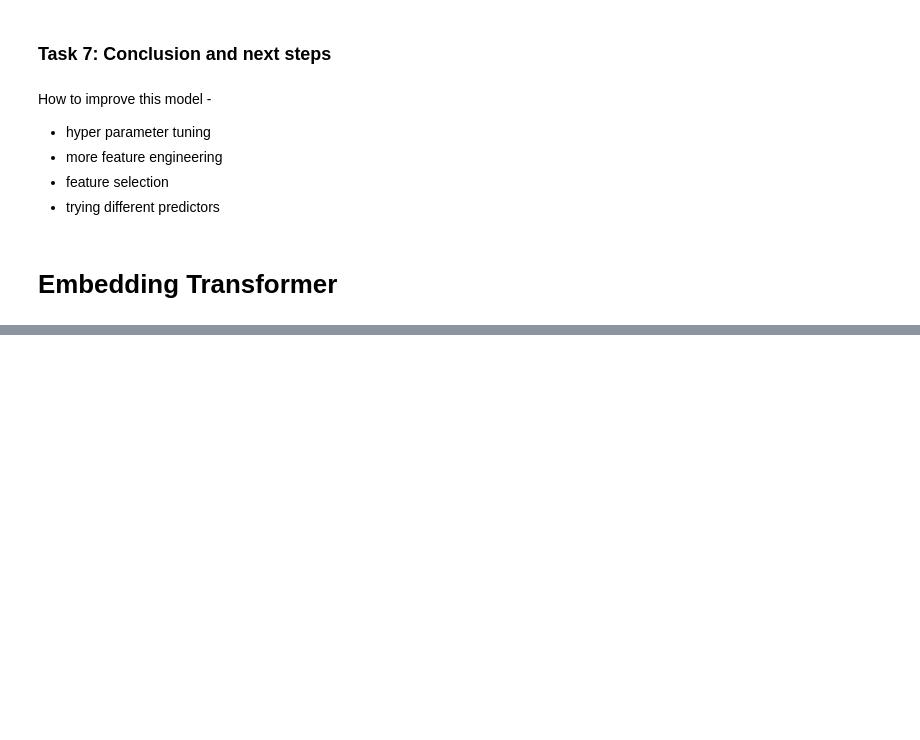
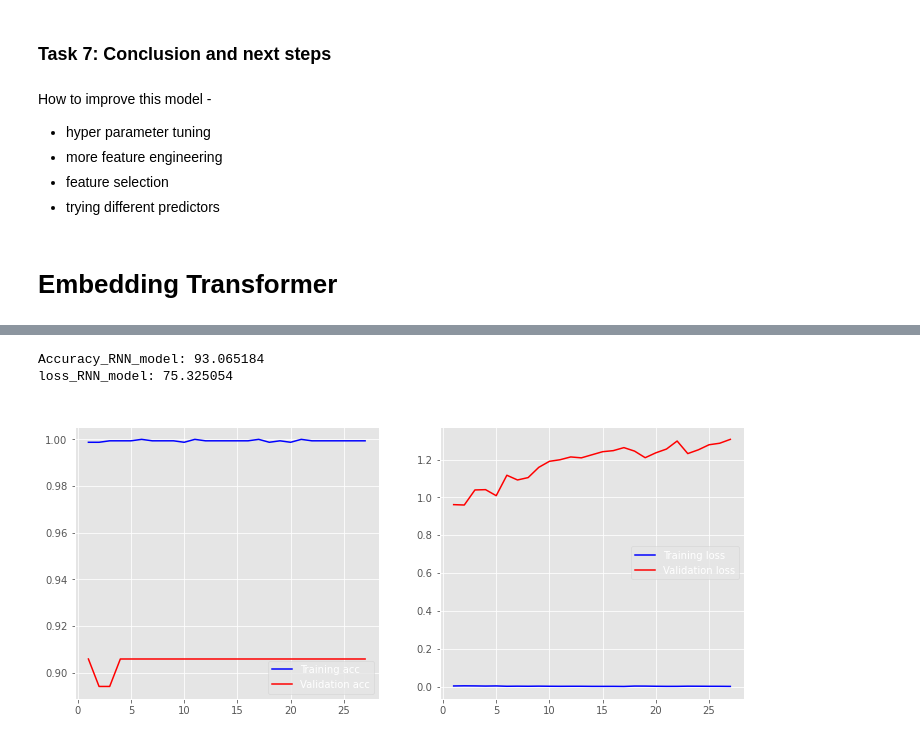
Before and after one commit to DeepSparkChaker/NLP-UsesCases, a Jupyter notebook: nlp_pipelines.ipynb, the cells around one changed output, grey strips where cells are left out. Saved outputs shown, nothing was run; the diff lists cells and outputs as text; code cells hidden in the pictures; blank space fills up the shorter version.

```diff
--- a/nlp_pipelines.ipynb
+++ b/nlp_pipelines.ipynb
@@ -425,0 +554,4 @@ https://towardsdatascience.com/hands-on-nlp-deep-learning-model-preparation-in-t
+# %%
+# split the data into train and test sets
+
+X_train, X_test, y_train, y_test = train_test_split(features, target, test_size = 0.3,random_state=1)
@@ -425,0 +685,11 @@ https://towardsdatascience.com/hands-on-nlp-deep-learning-model-preparation-in-t
+# %%
+# Build and compile the model
+wordvec_dim=300
+model_RNN = tf.keras.Sequential(name='model_RNN')
+model_RNN.add(layers.Embedding(vocab_length, output_dim=wordvec_dim, weights=[embedding_matrix], input_length=length_long_sentence, trainable=False))
+model_RNN.add(LSTM(128, return_sequences=True, dropout=0.1, recurrent_dropout=0.1))
+model_RNN.add(LSTM(128, return_sequences=False, dropout=0.1, recurrent_dropout=0.1))
+model_RNN.add(Dense(16))
+model_RNN.add(Dropout(rate=0.2))
+model_RNN.add(Dense(3, activation='softmax'))
+model_RNN.compile(loss='categorical_crossentropy', optimizer='adam', metrics=['accuracy'])
@@ -425,0 +703,5 @@ https://towardsdatascience.com/hands-on-nlp-deep-learning-model-preparation-in-t
+# %%
+# configure early stopping
+tensorboard_callback = tf.keras.callbacks.TensorBoard(log_dir="/home/abderrazak/ALLINHERE/NLP/Coursera/logs")
+es = EarlyStopping(monitor='loss',min_delta=0.0000000000000000001, patience=10)
+history_model_RNN =model_RNN.fit(X_train_dl, y_train_dl, batch_size=64, epochs=10000, verbose=0,callbacks=[es,tensorboard_callback ],validation_split=0.05)
@@ -425,0 +732,30 @@ https://towardsdatascience.com/hands-on-nlp-deep-learning-model-preparation-in-t
+# %%
+loss_RNN, accuracy_RNN = model_RNN.evaluate( X_test_dl, y_test_dl, verbose=0)
+import matplotlib.pyplot as plt
+plt.style.use('ggplot')
+
+def plot_history(history):
+    acc = history.history['accuracy']
+    val_acc = history.history['val_accuracy']
+    loss = history.history['loss']
+    val_loss = history.history['val_loss']
+    x = range(1, len(acc) + 1)
+
+    plt.figure(figsize=(12, 5))
+    plt.subplot(1, 2, 1)
+    plt.plot(x, acc, 'b', label='Training acc')
+    plt.plot(x, val_acc, 'r', label='Validation acc')
+    plt.title('Training and validation accuracy')
+    plt.legend()
+    plt.subplot(1, 2, 2)Basic Sentiment Analysis with TensorFlow
+    plt.plot(x, loss, 'b', label='Training loss')
+    plt.plot(x, val_loss, 'r', label='Validation loss')
+    plt.title('Training and validation loss')
+    plt.legend()
+plot_history(history_model_RNN)
+print('Accuracy_RNN_model: %f' % (accuracy_RNN*100))
+print('loss_RNN_model: %f' % (loss_RNN*100))
+# %% [output]
+Accuracy_RNN_model: 93.065184
+loss_RNN_model: 75.325054
+[figure, added]
```
Also changed, not shown: parts of 39 cells of this notebook, 2 other files.
